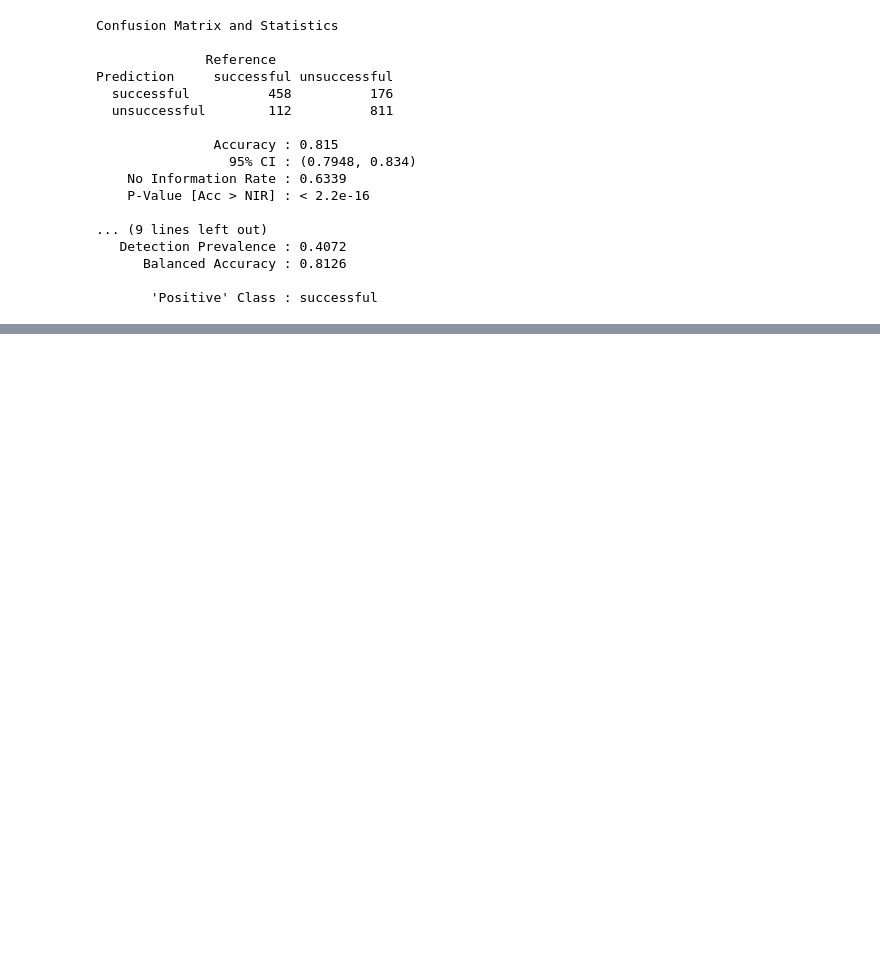
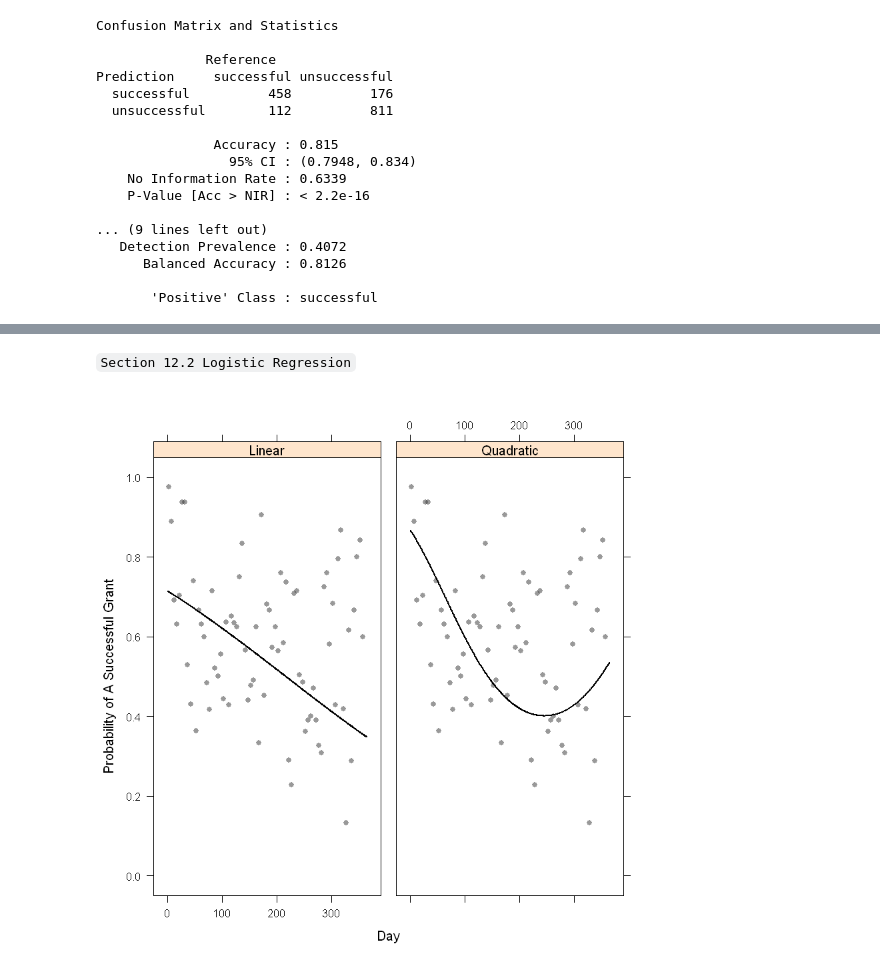
Before and after one commit to Randallzoeng/BookClub, a Jupyter notebook: AppliedPredictiveModeling/Chap. 12 Discriminant Analysis and Other Linear Classification Models.ipynb, the cells around one changed output, grey strips where cells are left out. Drawn from its saved outputs; the diff is of its cells as text; code cells hidden in the pictures; blank space fills up the shorter version.

```diff
--- a/AppliedPredictiveModeling/Chap. 12 Discriminant Analysis and Other Linear Classification Models.ipynb
+++ b/AppliedPredictiveModeling/Chap. 12 Discriminant Analysis and Other Linear Classification Models.ipynb
@@ -210 +237,45 @@ Area under the curve: 0.8715
 [figure]
+# %% [markdown]
+`Section 12.2 Logistic Regression`
+# %%
+library(caret)
+fit_lgt <- glm(Class~Day,data=training[pre2008,],family=binomial)
+
+dataGrid <- data.frame(Day=seq(0,365,length=500))
+dataGrid$Linear <- 1-predict(fit_lgt,dataGrid,type="response")
+
+linear2008 <- auc(roc(response = training[-pre2008,"Class"],
+                     predictor = 1 - predict(fit_lgt,training[-pre2008,],type="response"),
+                     levels=rev(levels(training[-pre2008,"Class"]))))
+# %%
+fit_lgt_sqr <- glm(Class~Day+I(Day^2),data=training[pre2008,],family=binomial)
+dataGrid$Quadratic <- 1- predict(fit_lgt_sqr,dataGrid,type="response")
+
+quadratic2008 <- auc(roc(response=training[-pre2008,"Class"],
+                        predictor = 1-predict(fit_lgt_sqr,training[-pre2008,],type="response"),
+                        levels = rev(levels(training[-pre2008,"Class"]))))
+# %%
+library(reshape2)
+dataGrid <- melt(dataGrid,id.vars="Day")
+
+byDay <- training[pre2008,c("Day","Class")]
+byDay$Binned <- cut(byDay$Day,seq(0,360,by=5))
+# %%
+library(plyr)
+library(lattice)
+observedProps <- ddply(byDay, .(Binned),
+                       function(x) c(n = nrow(x), mean = mean(x$Class == "successful")))
+observedProps$midpoint <- seq(2.5, 357.5, by = 5)
+
+xyplot(value ~ Day|variable, data = dataGrid,
+       ylab = "Probability of A Successful Grant",
+       ylim = extendrange(0:1),
+       between = list(x = 1),
+       panel = function(...)
+       {
+         panel.xyplot(x = observedProps$midpoint, observedProps$mean,
+                      pch = 16., col = rgb(.2, .2, .2, .5))
+         panel.xyplot(..., type = "l", col = "black", lwd = 2)
+       })
+# %% [output]
+[figure, added]
```
Also changed, not shown: parts of 14 cells of this notebook.
